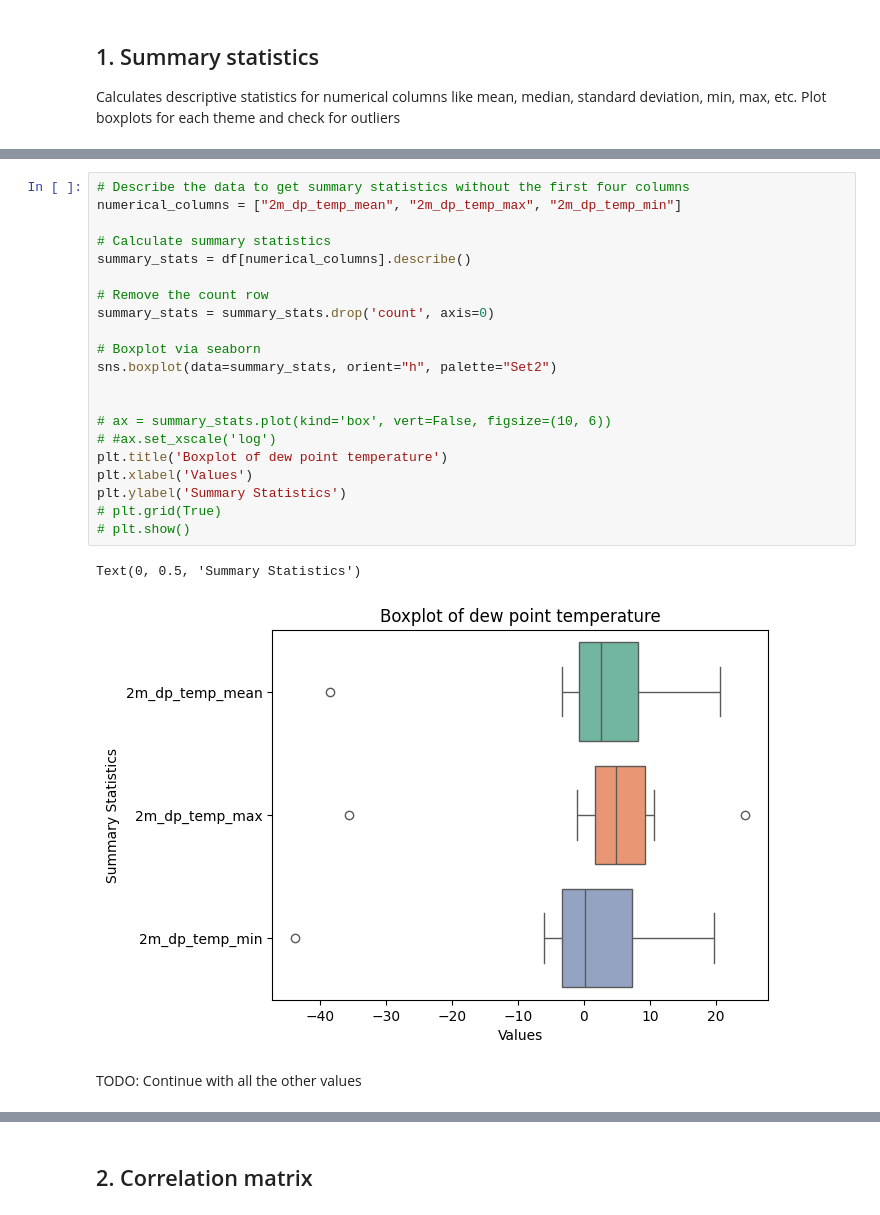
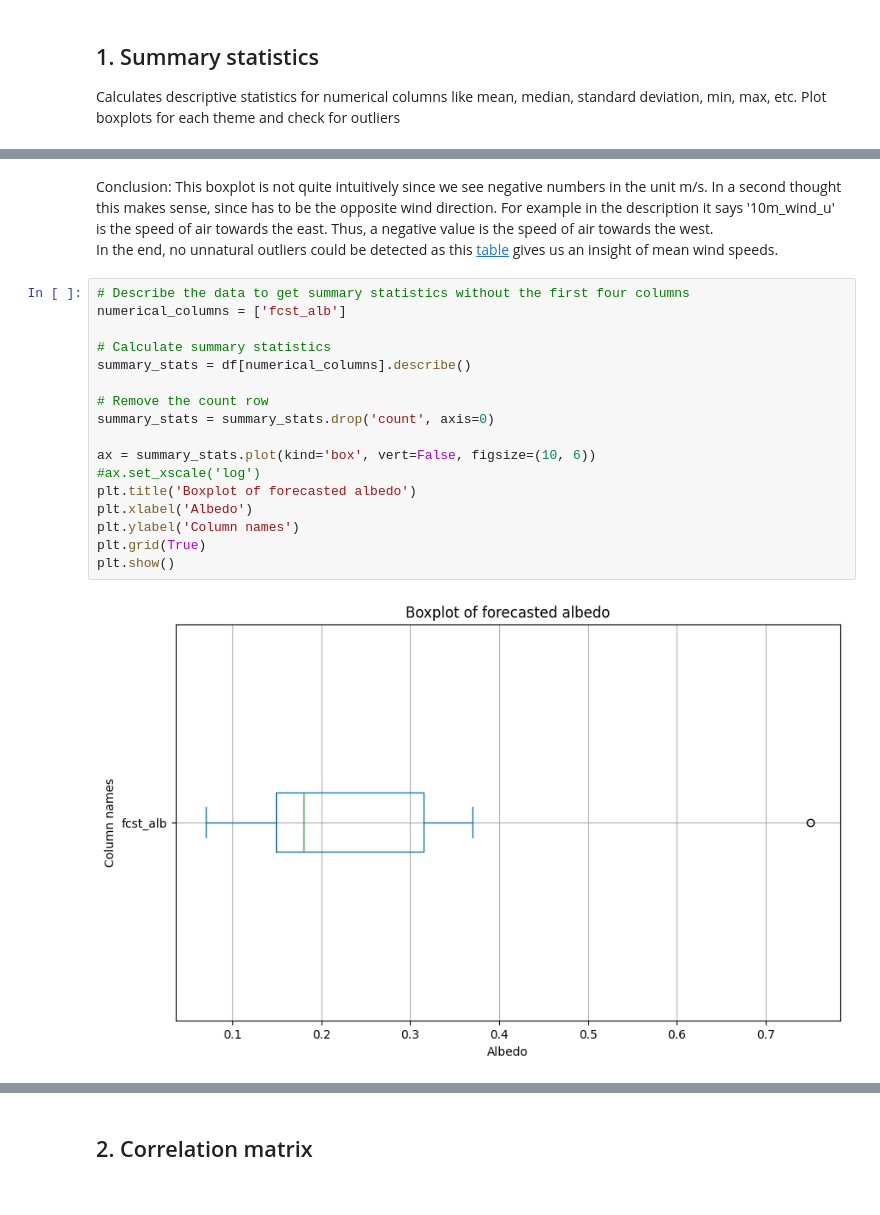
Before and after one commit to lebe1/ClimateChangeAI, a Jupyter notebook: Data-Preprocessing.ipynb, the cells around one changed output, grey strips where cells are left out. Cells and saved outputs as stored; diff of their text form.

```diff
--- a/Data-Preprocessing.ipynb
+++ b/Data-Preprocessing.ipynb
@@ -245,26 +277,22 @@ plt.show()
+# %% [markdown]
+Conclusion: This boxplot is not quite intuitively since we see negative numbers in the unit m/s. In a second thought this makes sense, since has to be the opposite wind direction. For example in the description it says '10m_wind_u' is the speed of air towards the east. Thus, a negative value is the speed of air towards the west. \
+In the end, no unnatural outliers could be detected as this [table](https://de.wikipedia.org/wiki/Windgeschwindigkeit#Windst%C3%A4rken_und_Beaufort-Skala) gives us an insight of mean wind speeds.
 # %%
 # Describe the data to get summary statistics without the first four columns
-numerical_columns = ["2m_dp_temp_mean", "2m_dp_temp_max", "2m_dp_temp_min"]
+numerical_columns = ['fcst_alb']
 
 # Calculate summary statistics
 summary_stats = df[numerical_columns].describe()
 
 # Remove the count row
 summary_stats = summary_stats.drop('count', axis=0)
 
-# Boxplot via seaborn
-sns.boxplot(data=summary_stats, orient="h", palette="Set2")
-
-
-# ax = summary_stats.plot(kind='box', vert=False, figsize=(10, 6))
-# #ax.set_xscale('log')
-plt.title('Boxplot of dew point temperature')
-plt.xlabel('Values')
-plt.ylabel('Summary Statistics')
-# plt.grid(True)
-# plt.show()
+ax = summary_stats.plot(kind='box', vert=False, figsize=(10, 6))
+#ax.set_xscale('log')
+plt.title('Boxplot of forecasted albedo')
+plt.xlabel('Albedo')
+plt.ylabel('Column names')
+plt.grid(True)
+plt.show()
 # %% [output]
-Text(0, 0.5, 'Summary Statistics')
-[figure, old version]
+[figure, new version]
-# %% [markdown]
-TODO: Continue with all the other values
```
Also changed, not shown: parts of 32 cells of this notebook.
